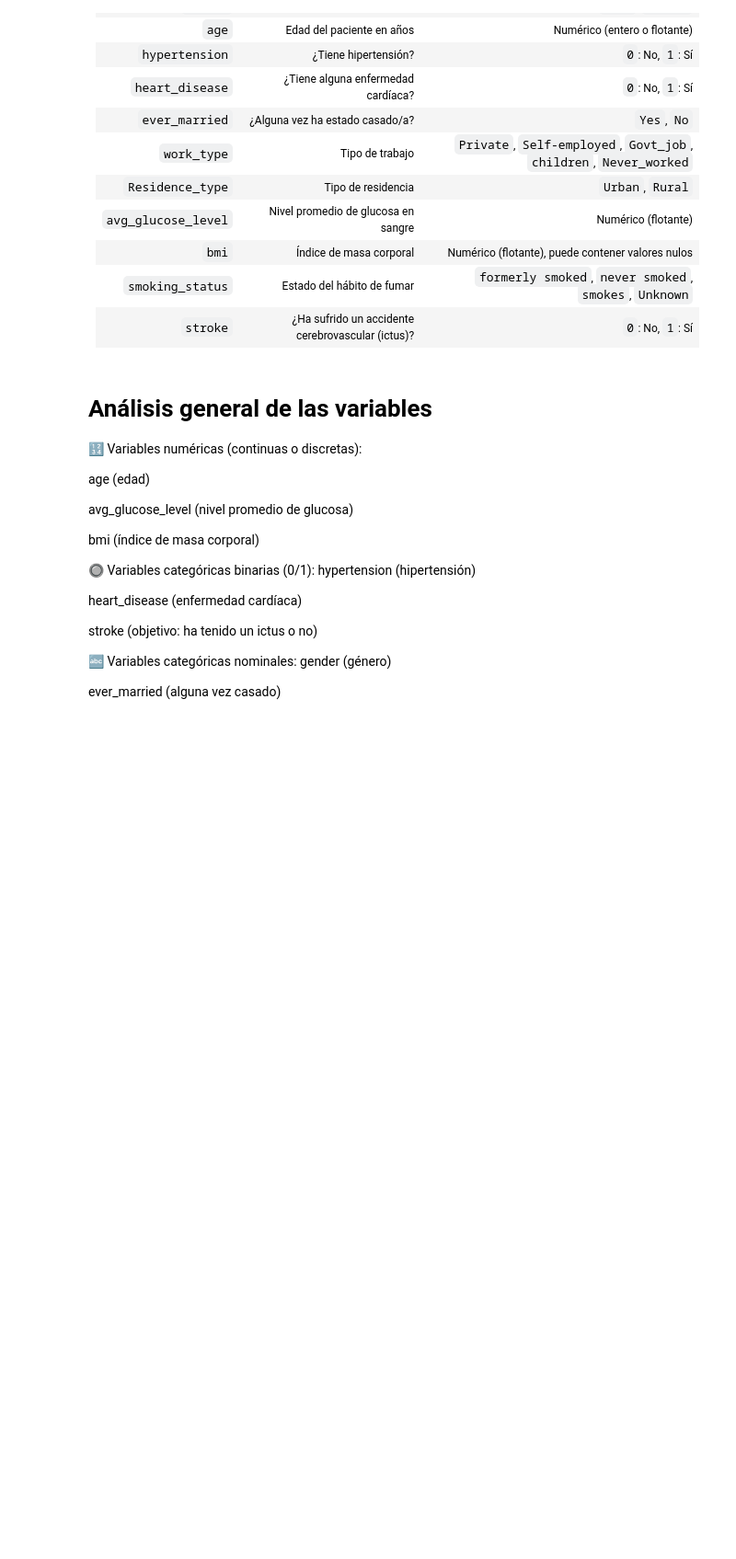
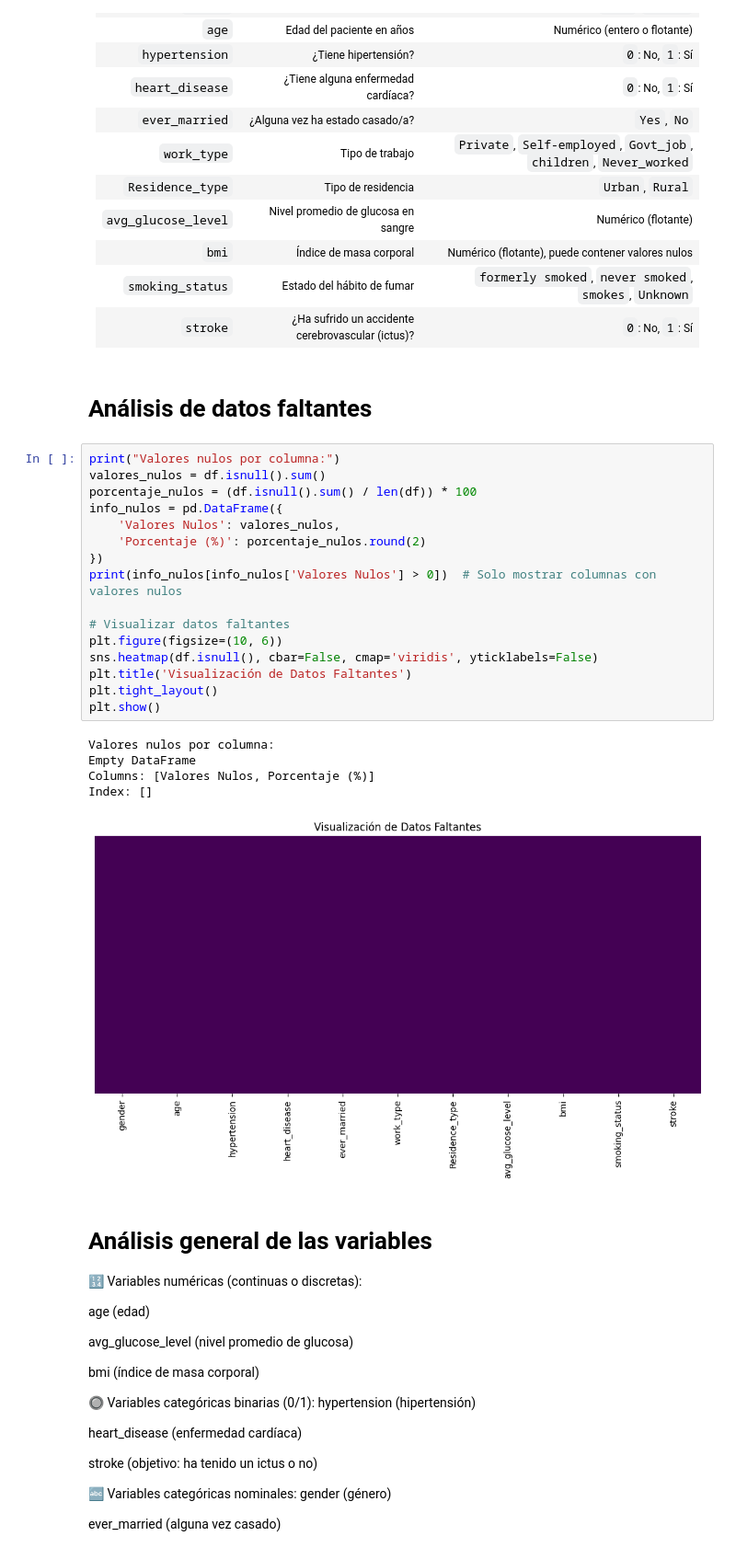
Before and after one commit to Bootcamp-IA-P4/brainstroke-navm, a Jupyter notebook: eda/EDA.ipynb, the cells around one changed output. Shown at 92% size. Drawn from its saved outputs; the diff is of its cells as text; blank space fills up the shorter version.

```diff
--- a/eda/EDA.ipynb
+++ b/eda/EDA.ipynb
@@ -53,6 +53,30 @@ memory usage: 428.2+ KB
 | `bmi`               | Índice de masa corporal                                   | Numérico (flotante), puede contener valores nulos                                      |
 | `smoking_status`    | Estado del hábito de fumar                                | `formerly smoked`, `never smoked`, `smokes`, `Unknown`                                |
 | `stroke`            | ¿Ha sufrido un accidente cerebrovascular (ictus)?         | `0`: No, `1`: Sí                                                                       |
+# %% [markdown]
+# Análisis de datos faltantes
+# %%
+print("Valores nulos por columna:")
+valores_nulos = df.isnull().sum()
+porcentaje_nulos = (df.isnull().sum() / len(df)) * 100
+info_nulos = pd.DataFrame({
+    'Valores Nulos': valores_nulos,
+    'Porcentaje (%)': porcentaje_nulos.round(2)
+})
+print(info_nulos[info_nulos['Valores Nulos'] > 0])  # Solo mostrar columnas con valores nulos
+
+# Visualizar datos faltantes
+plt.figure(figsize=(10, 6))
+sns.heatmap(df.isnull(), cbar=False, cmap='viridis', yticklabels=False)
+plt.title('Visualización de Datos Faltantes')
+plt.tight_layout()
+plt.show()
+# %% [output]
+Valores nulos por columna:
+Empty DataFrame
+Columns: [Valores Nulos, Porcentaje (%)]
+Index: []
+[figure, added]
 # %% [markdown]
 # Análisis general de las variables
 
```
Also changed, not shown: parts of 26 cells of this notebook, 2 other files.
